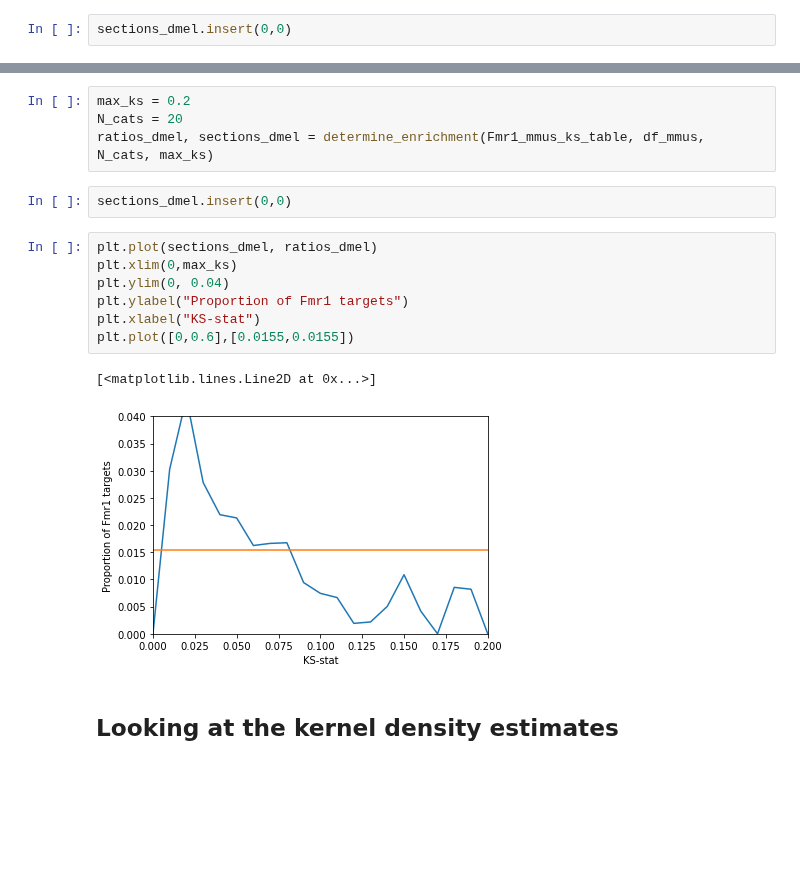
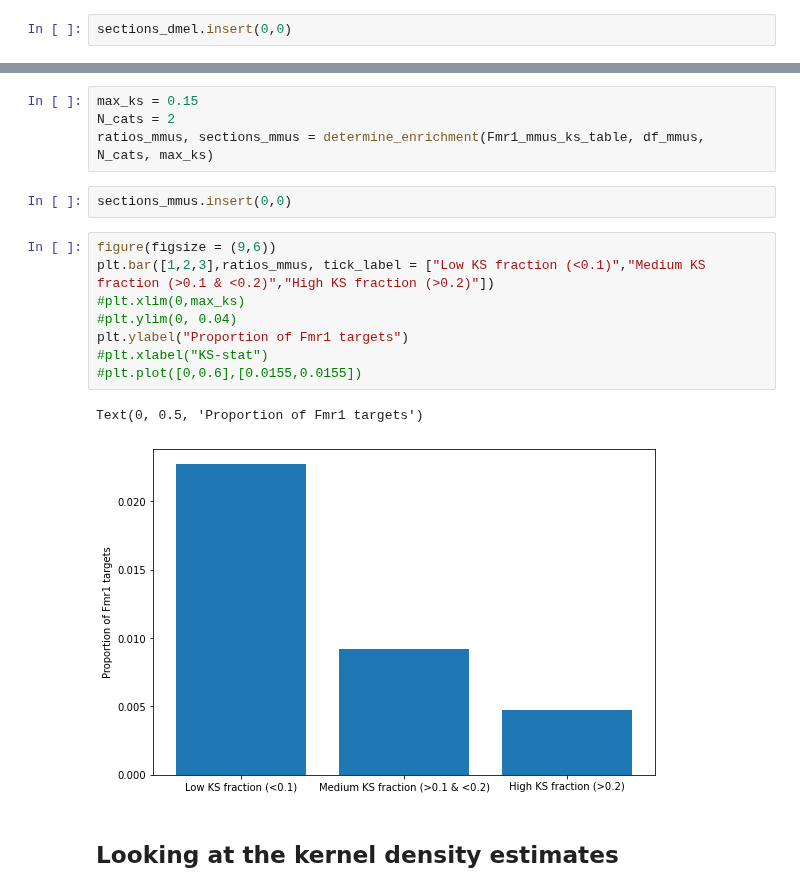
Before and after one commit to Raif-fl/Fall_2021_Work_journal, a Jupyter notebook: Comparison of means/Proportional_analysis.ipynb, the cells around one changed output, grey strips where cells are left out. Cells and saved outputs as stored; diff of their text form; blank space fills up the shorter version.

```diff
--- a/Comparison of means/Proportional_analysis.ipynb
+++ b/Comparison of means/Proportional_analysis.ipynb
@@ -283,19 +295,20 @@ plt.plot([0,0.6],[0.031,0.031])
 # %%
-max_ks = 0.2
-N_cats = 20
-ratios_dmel, sections_dmel = determine_enrichment(Fmr1_mmus_ks_table, df_mmus, N_cats, max_ks)
+max_ks = 0.15
+N_cats = 2
+ratios_mmus, sections_mmus = determine_enrichment(Fmr1_mmus_ks_table, df_mmus, N_cats, max_ks)
 # %%
-sections_dmel.insert(0,0)
+sections_mmus.insert(0,0)
 # %%
-plt.plot(sections_dmel, ratios_dmel)
-plt.xlim(0,max_ks)
-plt.ylim(0, 0.04)
+figure(figsize = (9,6))
+plt.bar([1,2,3],ratios_mmus, tick_label = ["Low KS fraction (<0.1)","Medium KS fraction (>0.1 & <0.2)","High KS fraction (>0.2)"])
+#plt.xlim(0,max_ks)
+#plt.ylim(0, 0.04)
 plt.ylabel("Proportion of Fmr1 targets")
-plt.xlabel("KS-stat")
-plt.plot([0,0.6],[0.0155,0.0155])
+#plt.xlabel("KS-stat")
+#plt.plot([0,0.6],[0.0155,0.0155])
 # %% [output]
-[<matplotlib.lines.Line2D at 0x...>]
+Text(0, 0.5, 'Proportion of Fmr1 targets')
-[figure, old version]
+[figure, new version]
 # %% [markdown]
 ## Looking at the kernel density estimates
 # %%
```
Also changed, not shown: parts of 10 cells of this notebook, 5 other files.
